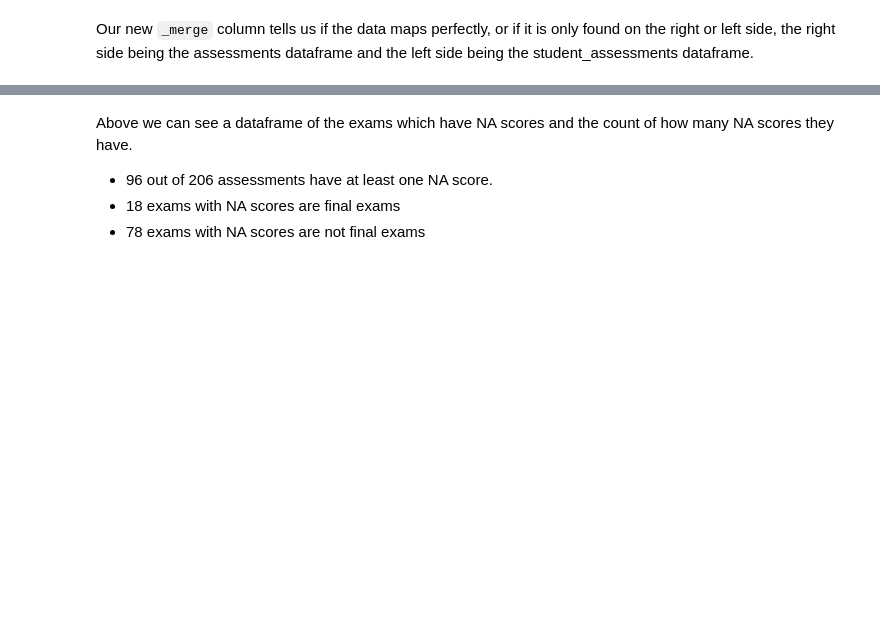
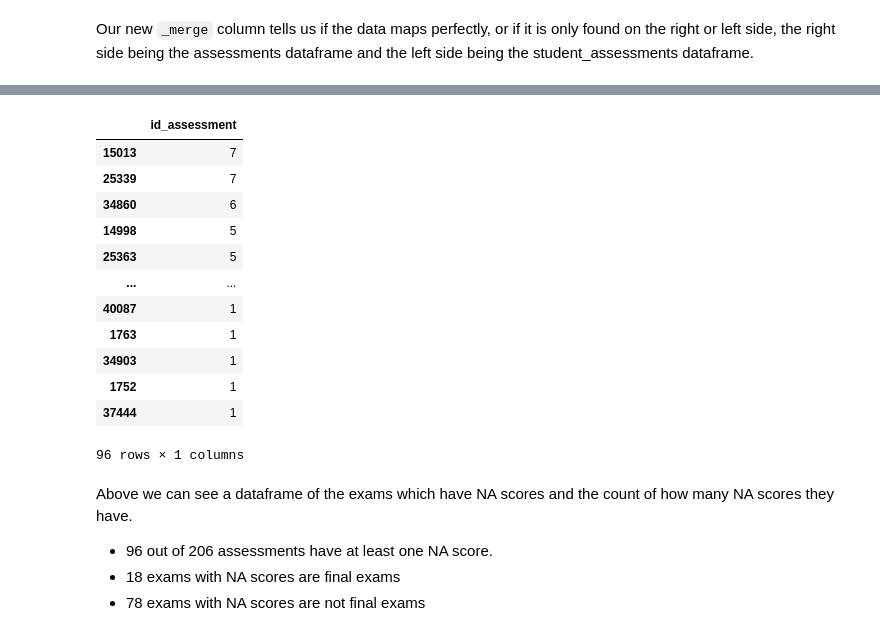
Before and after one commit to freyjagarner/Student-Data-Analysis, a Jupyter notebook: Capstone/Assessments.ipynb, the cells around one changed output, grey strips where cells are left out. Drawn from its saved outputs; the diff is of its cells as text; code cells hidden in the pictures; blank space fills up the shorter version.

Commit message:
finish initial assessments cleaning

```diff
--- a/Capstone/Assessments.ipynb
+++ b/Capstone/Assessments.ipynb
@@ -503 +583,19 @@ dataframe(na_scores.value_counts(subset=['id_assessment', 'weight']), columns=['
+# %%
+# make a dataframe of students with a score of 0
+na_scores = merged_assessments.loc[merged_assessments['score'].isna(), ['presentation', 'module', 'weight', 'id_assessment']]
+dataframe(na_scores['id_assessment'].value_counts())
+# %% [output]
+|  | id_assessment |
+| 15013 | 7 |
+| 25339 | 7 |
+| 34860 | 6 |
+| 14998 | 5 |
+| 25363 | 5 |
+| ... | ... |
+| 40087 | 1 |
+| 1763 | 1 |
+| 34903 | 1 |
+| 1752 | 1 |
+| 37444 | 1 |
+96 rows × 1 columns
 # %%
```
Also changed, not shown: parts of 86 cells of this notebook.
